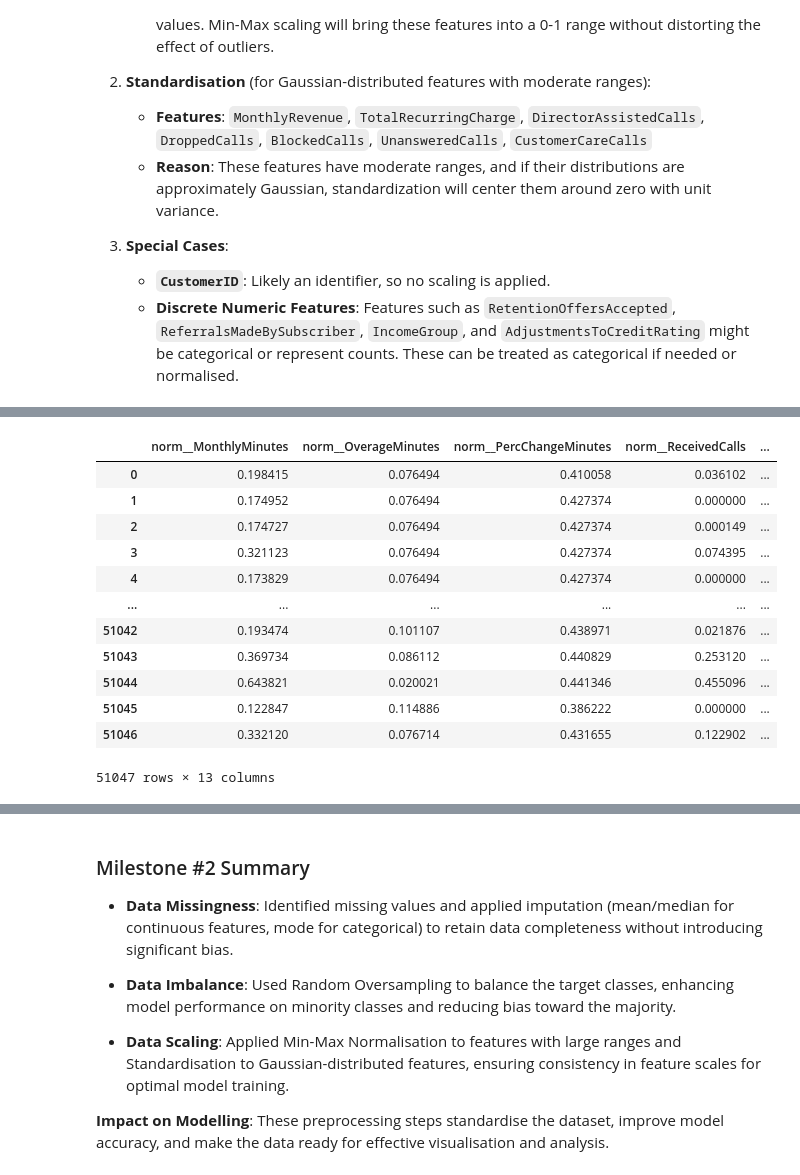
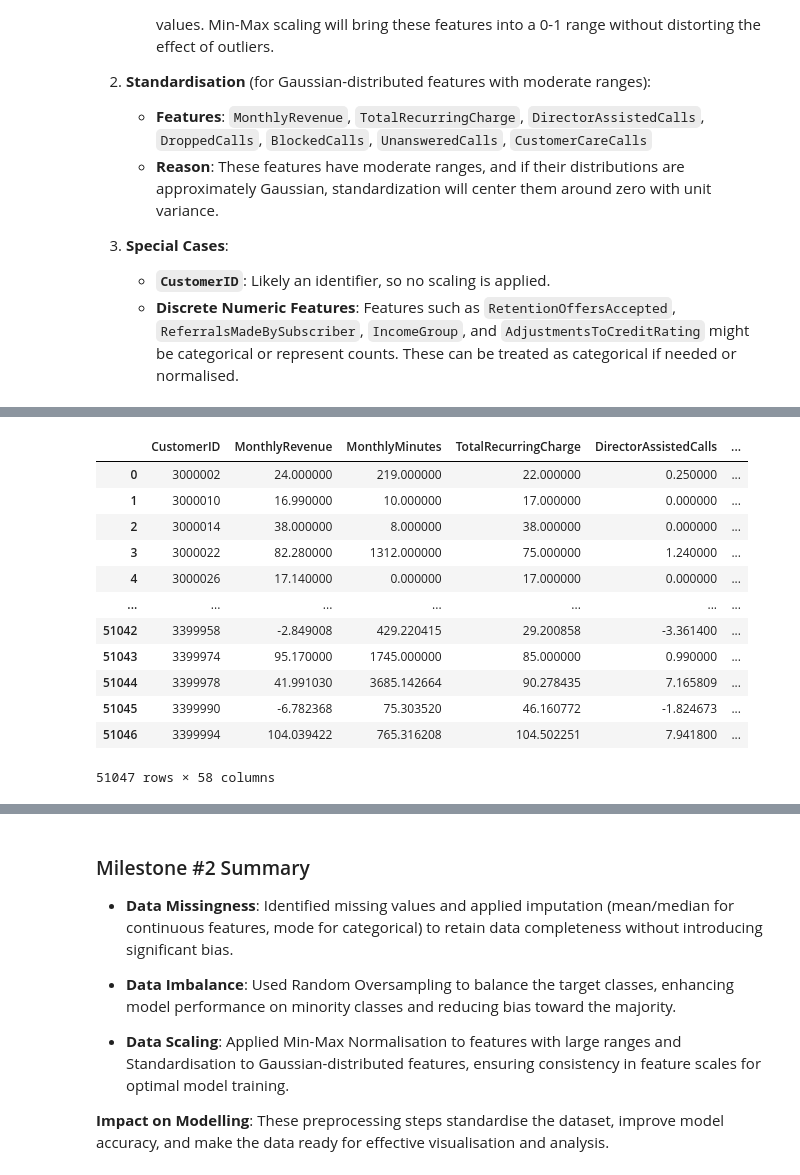
Before and after one commit to kayleeisokay/cs109a_final_project, a Jupyter notebook: MS2.ipynb, the cells around one changed output, grey strips where cells are left out. Drawn from its saved outputs; the diff is of its cells as text; code cells hidden in the pictures.

```diff
--- a/MS2.ipynb
+++ b/MS2.ipynb
@@ -490,39 +492,3 @@ The analysis led to the following scaling decisions:
 3. **Special Cases**:
    - **`CustomerID`**: Likely an identifier, so no scaling is applied.
    - **Discrete Numeric Features**: Features such as `RetentionOffersAccepted`, `ReferralsMadeBySubscriber`, `IncomeGroup`, and `AdjustmentsToCreditRating` might be categorical or represent counts. These can be treated as categorical if needed or normalised.
-# %%
-from sklearn.preprocessing import StandardScaler, MinMaxScaler
-
-# Define the lists of features based on the scaling decision
-features_to_normalize = [
-    'MonthlyMinutes', 'OverageMinutes', 'PercChangeMinutes',
-    'ReceivedCalls', 'PeakCallsInOut', 'OffPeakCallsInOut'
-]
-
-features_to_standardize = [
-    'MonthlyRevenue', 'TotalRecurringCharge', 'DirectorAssistedCalls',
-    'DroppedCalls', 'BlockedCalls', 'UnansweredCalls', 'CustomerCareCalls'
-]
-
-# Initialize scalers
-min_max_scaler = MinMaxScaler()
-standard_scaler = StandardScaler()
-
-# Apply Min-Max Normalization
-train_churn_df[features_to_normalize] = min_max_scaler.fit_transform(train_churn_df[features_to_normalize])
-
-# Apply Standardization
-train_churn_df[features_to_standardize] = standard_scaler.fit_transform(train_churn_df[features_to_standardize])
-
-
-# Combine preprocessing steps
-preprocessor = ColumnTransformer(
-    transformers=[
-        ('std', StandardScaler(), features_to_standardize)
-    ])
-
-pipe = Pipeline([
-    ('preprocessor', preprocessor),
-])
-
-pipe
@@ -559,16 +495,16 @@ array([[-0.77613446, -1.03047394, -0.28822887, ..., -0.30928425,
-# %%
-pd.DataFrame(scaled_df, columns = pipe.get_feature_names_out())
-# %% [output]
-|  | norm__MonthlyMinutes | norm__OverageMinutes | norm__PercChangeMinutes | norm__ReceivedCalls | ... |
-| 0 | 0.198415 | 0.076494 | 0.410058 | 0.036102 | ... |
-| 1 | 0.174952 | 0.076494 | 0.427374 | 0.000000 | ... |
-| 2 | 0.174727 | 0.076494 | 0.427374 | 0.000149 | ... |
-| 3 | 0.321123 | 0.076494 | 0.427374 | 0.074395 | ... |
-| 4 | 0.173829 | 0.076494 | 0.427374 | 0.000000 | ... |
-| ... | ... | ... | ... | ... | ... |
-| 51042 | 0.193474 | 0.101107 | 0.438971 | 0.021876 | ... |
-| 51043 | 0.369734 | 0.086112 | 0.440829 | 0.253120 | ... |
-| 51044 | 0.643821 | 0.020021 | 0.441346 | 0.455096 | ... |
-| 51045 | 0.122847 | 0.114886 | 0.386222 | 0.000000 | ... |
-| 51046 | 0.332120 | 0.076714 | 0.431655 | 0.122902 | ... |
-51047 rows × 13 columns
+# %%
+train_churn_df
+# %% [output]
+|  | CustomerID | MonthlyRevenue | MonthlyMinutes | TotalRecurringCharge | DirectorAssistedCalls | ... |
+| 0 | 3000002 | 24.000000 | 219.000000 | 22.000000 | 0.250000 | ... |
+| 1 | 3000010 | 16.990000 | 10.000000 | 17.000000 | 0.000000 | ... |
+| 2 | 3000014 | 38.000000 | 8.000000 | 38.000000 | 0.000000 | ... |
+| 3 | 3000022 | 82.280000 | 1312.000000 | 75.000000 | 1.240000 | ... |
+| 4 | 3000026 | 17.140000 | 0.000000 | 17.000000 | 0.000000 | ... |
+| ... | ... | ... | ... | ... | ... | ... |
+| 51042 | 3399958 | -2.849008 | 429.220415 | 29.200858 | -3.361400 | ... |
+| 51043 | 3399974 | 95.170000 | 1745.000000 | 85.000000 | 0.990000 | ... |
+| 51044 | 3399978 | 41.991030 | 3685.142664 | 90.278435 | 7.165809 | ... |
+| 51045 | 3399990 | -6.782368 | 75.303520 | 46.160772 | -1.824673 | ... |
+| 51046 | 3399994 | 104.039422 | 765.316208 | 104.502251 | 7.941800 | ... |
+51047 rows × 58 columns
```
Also changed, not shown: parts of 13 cells of this notebook, 2 other files.
